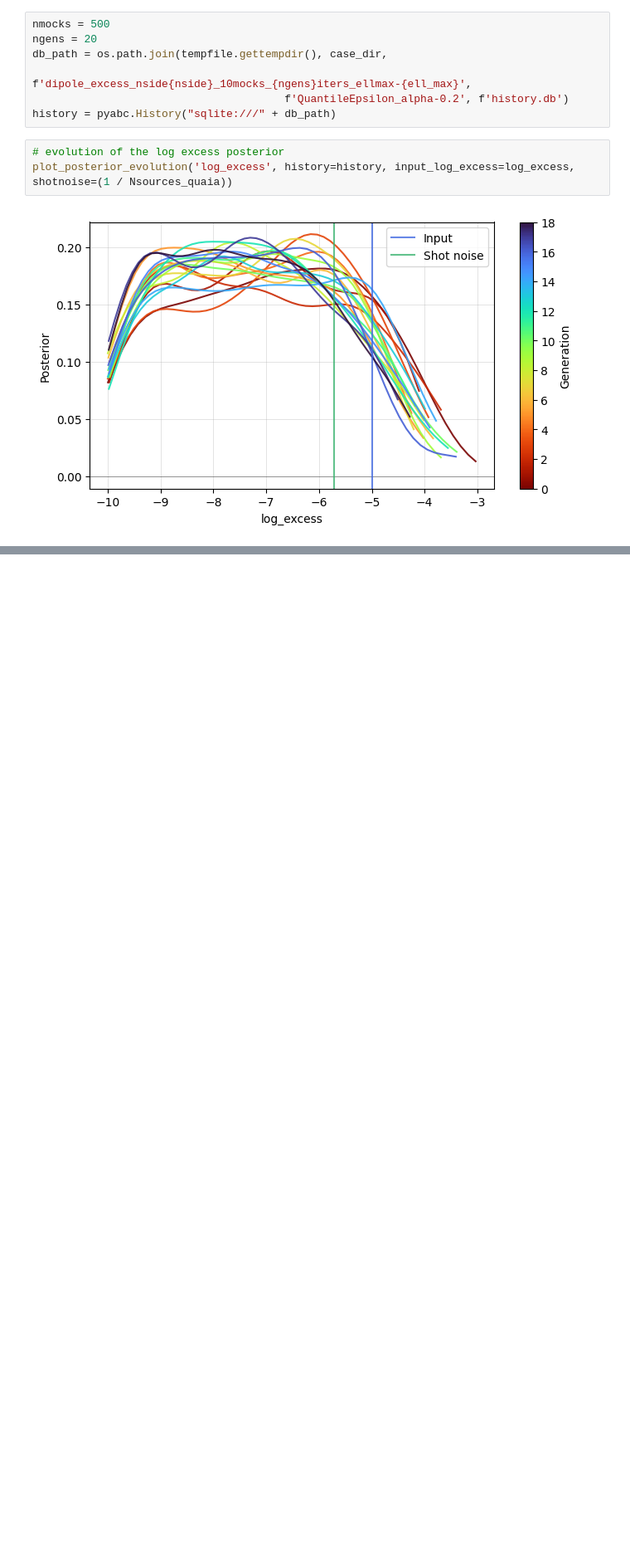
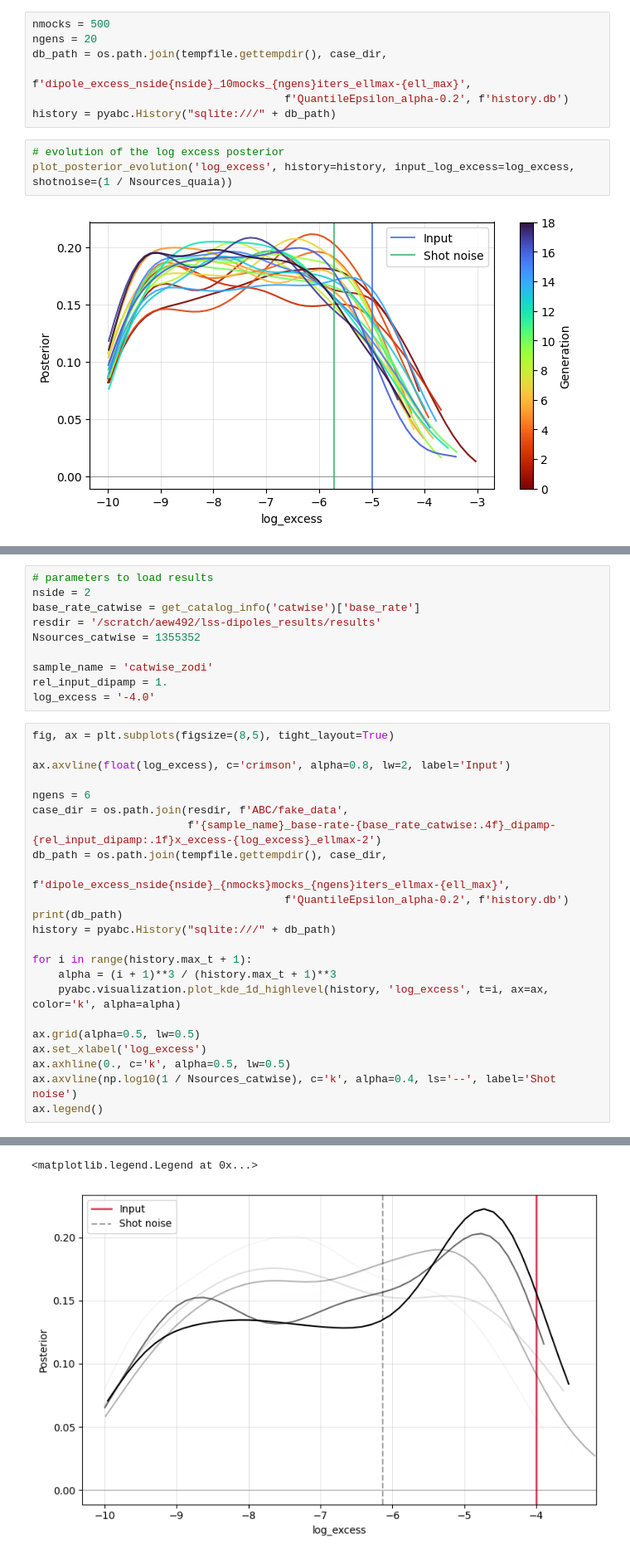
Before and after one commit to abbyw24/lss-dipoles, a Jupyter notebook: notebooks/ABC_excess_power_convergence.ipynb, the cells around one changed output, grey strips where cells are left out. Shown at 83% size. Cells and saved outputs as stored; diff of their text form; blank space fills up the shorter version.

```diff
--- a/notebooks/ABC_excess_power_convergence.ipynb
+++ b/notebooks/ABC_excess_power_convergence.ipynb
@@ -423,0 +463,34 @@ plot_posterior_evolution('log_excess', history=history, input_log_excess=log_exc
+# %%
+# parameters to load results
+nside = 2
+base_rate_catwise = get_catalog_info('catwise')['base_rate']
+resdir = '/scratch/aew492/lss-dipoles_results/results'
+Nsources_catwise = 1355352
+
+sample_name = 'catwise_zodi'
+rel_input_dipamp = 1.
+log_excess = '-4.0'
+# %%
+fig, ax = plt.subplots(figsize=(8,5), tight_layout=True)
+
+ax.axvline(float(log_excess), c='crimson', alpha=0.8, lw=2, label='Input')
+
+ngens = 6
+case_dir = os.path.join(resdir, f'ABC/fake_data',
+                        f'{sample_name}_base-rate-{base_rate_catwise:.4f}_dipamp-{rel_input_dipamp:.1f}x_excess-{log_excess}_ellmax-2')
+db_path = os.path.join(tempfile.gettempdir(), case_dir,
+                                    f'dipole_excess_nside{nside}_{nmocks}mocks_{ngens}iters_ellmax-{ell_max}',
+                                       f'QuantileEpsilon_alpha-0.2', f'history.db')
+print(db_path)
+history = pyabc.History("sqlite:///" + db_path)
+
+for i in range(history.max_t + 1):
+    alpha = (i + 1)**3 / (history.max_t + 1)**3
+    pyabc.visualization.plot_kde_1d_highlevel(history, 'log_excess', t=i, ax=ax, color='k', alpha=alpha)
+
+ax.grid(alpha=0.5, lw=0.5)
+ax.set_xlabel('log_excess')
+ax.axhline(0., c='k', alpha=0.5, lw=0.5)
+ax.axvline(np.log10(1 / Nsources_catwise), c='k', alpha=0.4, ls='--', label='Shot noise')
+ax.legend()
+# %% [output]
@@ -423,0 +498,2 @@ plot_posterior_evolution('log_excess', history=history, input_log_excess=log_exc
+<matplotlib.legend.Legend at 0x...>
+[figure, added]
```
Also changed, not shown: parts of 4 cells of this notebook.
